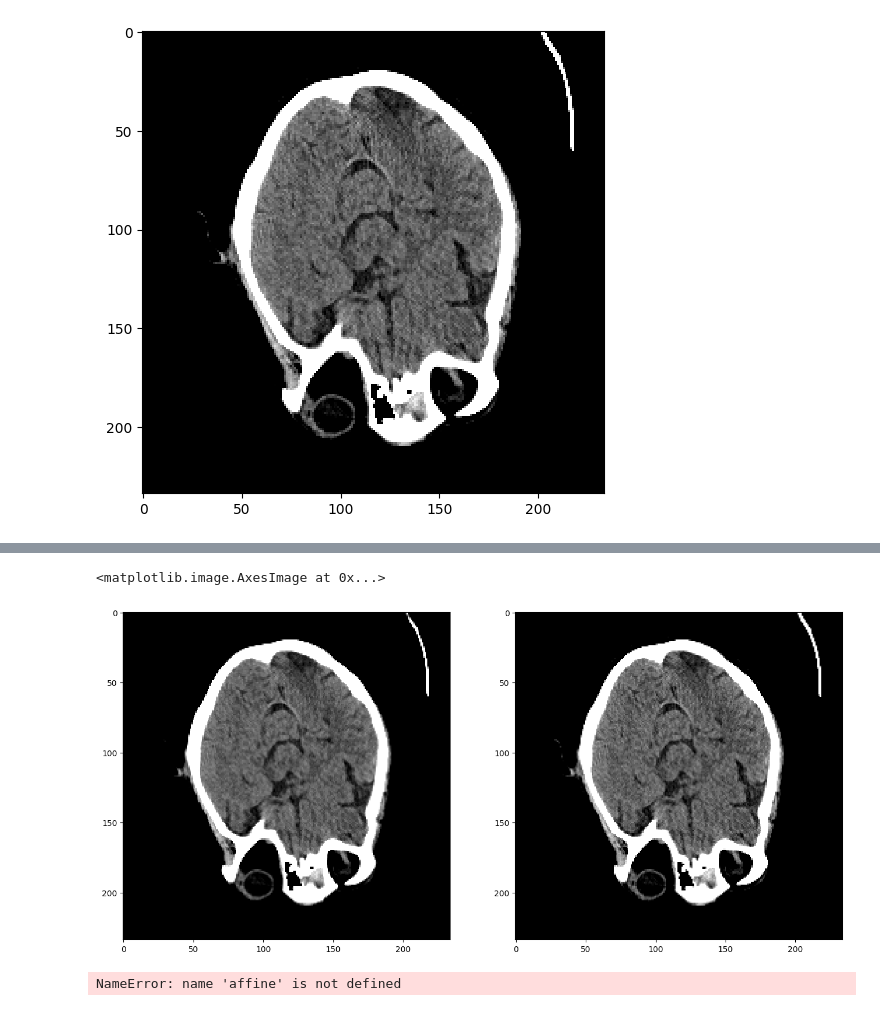
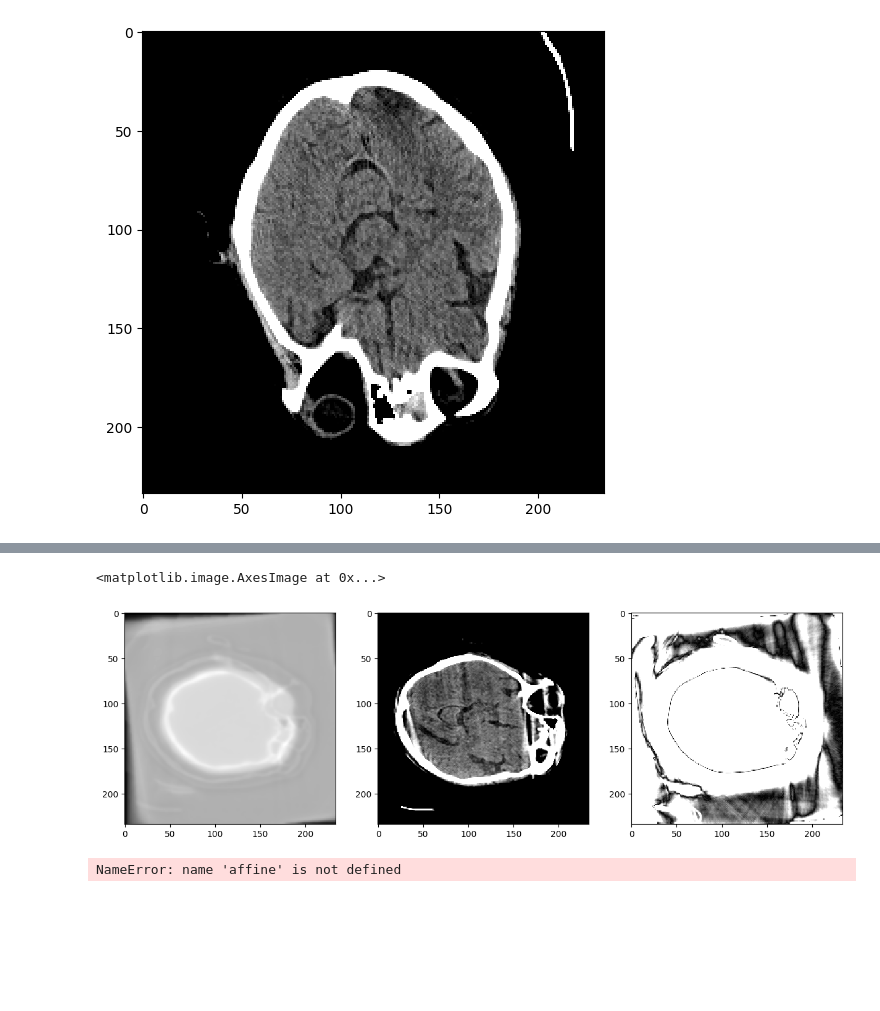
Before and after one commit to zhennongchen/CTProjector, a Jupyter notebook: example/ex_recon_gaussian_motion.ipynb, the cells around one changed output, grey strips where cells are left out. Drawn from its saved outputs; the diff is of its cells as text; code cells hidden in the pictures; blank space fills up the shorter version.

```diff
--- a/example/ex_recon_gaussian_motion.ipynb
+++ b/example/ex_recon_gaussian_motion.ipynb
@@ -86,14 +86,14 @@ fan
 # %%
 # directly make backprojection
 fbp_projector = basic.backprojector(img_ds,spacing)
-fbp = basic.filtered_backporjection(sinogram,angles,projector,fbp_projector, geometry, back_to_original_value = True)
+fbp_motion = basic.filtered_backporjection(sinogram,angles,projector,fbp_projector, geometry, back_to_original_value = True)
 
 truth = img_ds[0,...]/ 0.019 * 1000 - 1024
 
 plt.figure(figsize = (8,4))
-plt.subplot(121); plt.imshow(ff.set_window(fbp[15,...].T,500, 2000), 'gray')
-plt.subplot(122); plt.imshow(ff.set_window(fbp[50, :, :].T,50, 100), 'gray')
-nb.save(nb.Nifti1Image(np.rollaxis(fbp,0,3),affine), os.path.join('/mnt/mount_zc_NAS/motion_correction/data/','test_sinograms/motion.nii.gz'))
+plt.subplot(121); plt.imshow(ff.set_window(fbp_motion[15,...].T,500, 2000), 'gray')
+plt.subplot(122); plt.imshow(ff.set_window(fbp_motion[50, :, :].T,50, 100), 'gray')
+nb.save(nb.Nifti1Image(np.rollaxis(fbp_motion,0,3),affine), '/mnt/mount_zc_NAS/motion_correction/data/test_sinograms/motion.nii.gz')
 # %% [output]
 [figure]
 # %%
@@ -198,0 +189,6 @@ plt.imshow(back_to_HU(img_ds[0, 0]), 'gray', vmin=0, vmax=100)
+# %%
+def back_to_HU(recon):
+    return recon / 0.019 * 1000 - 1024
+img_ds2 = np.copy(img_ds[:, 30:35,:,:])
+plt.figure(figsize=[5,5])
+plt.imshow(back_to_HU(img_ds2[0, 0].T), 'gray', vmin=0, vmax=100)
@@ -201,8 +200,8 @@ projector_ir = ct_projector.ct_projector()
 projector_ir.from_file('projector_fan.cfg')
 projector_ir.nv = 1
 projector_ir.nz = 1
-projector_ir.ny = img_ds.shape[2]
-projector_ir.nx = img_ds.shape[3]
+projector_ir.ny = img_ds2.shape[2]
+projector_ir.nx = img_ds2.shape[3]
 projector_ir.du = projector_ir.du * projector_ir.dso / projector_ir.dsd
 # projector_ir.du = projector.dx * projector.dsd / projector.dso / 2
 
@@ -216,7 +215,7 @@ projector_ir.nview = 1000
 
 angles = ff.get_angles_zc(1000, 360,0)
 
-origin_img = img_ds[0,...]
+origin_img = img_ds2[0,...]
 origin_img = origin_img[:,np.newaxis,...]
 print(origin_img.shape)
 # %% [output]
@@ -312,12 +324,13 @@ norm image shape:  (1, 1, 234, 234)
 # %%
 recon_ir = curecon.get()[:,0,:,:]
 recon_ir = recon_ir / 0.019 * 1000 - 1024
-plt.figure(figsize = (16,8))
-plt.subplot(121); plt.imshow(recon_ir[0,...], 'gray', vmin=0, vmax=100)
-plt.subplot(122); plt.imshow(back_to_HU(fbp[0, 0]), 'gray', vmin=0, vmax=100)
+plt.figure(figsize = (15,5))
+plt.subplot(131); plt.imshow(recon_ir[1,...], 'gray')
+plt.subplot(132); plt.imshow(back_to_HU(PAR_corrected[1, 0]), 'gray', vmin=0, vmax=100)
+plt.subplot(133); plt.imshow(np.abs(back_to_HU(PAR_corrected[1, 0]) - recon_ir[1,...]), 'gray', vmin=0, vmax=100)
 # %% [output]
 <matplotlib.image.AxesImage at 0x...>
-[figure, old version]
+[figure, new version]
 # %%
 nb.save(nb.Nifti1Image(np.rollaxis(recon_ir,0,3),affine), '/mnt/mount_zc_NAS/motion_correction/data/test_sinograms/IR_corrected.nii.gz')
 # %% [output]
```
Also changed, not shown: parts of 6 cells of this notebook, 4 other files.
